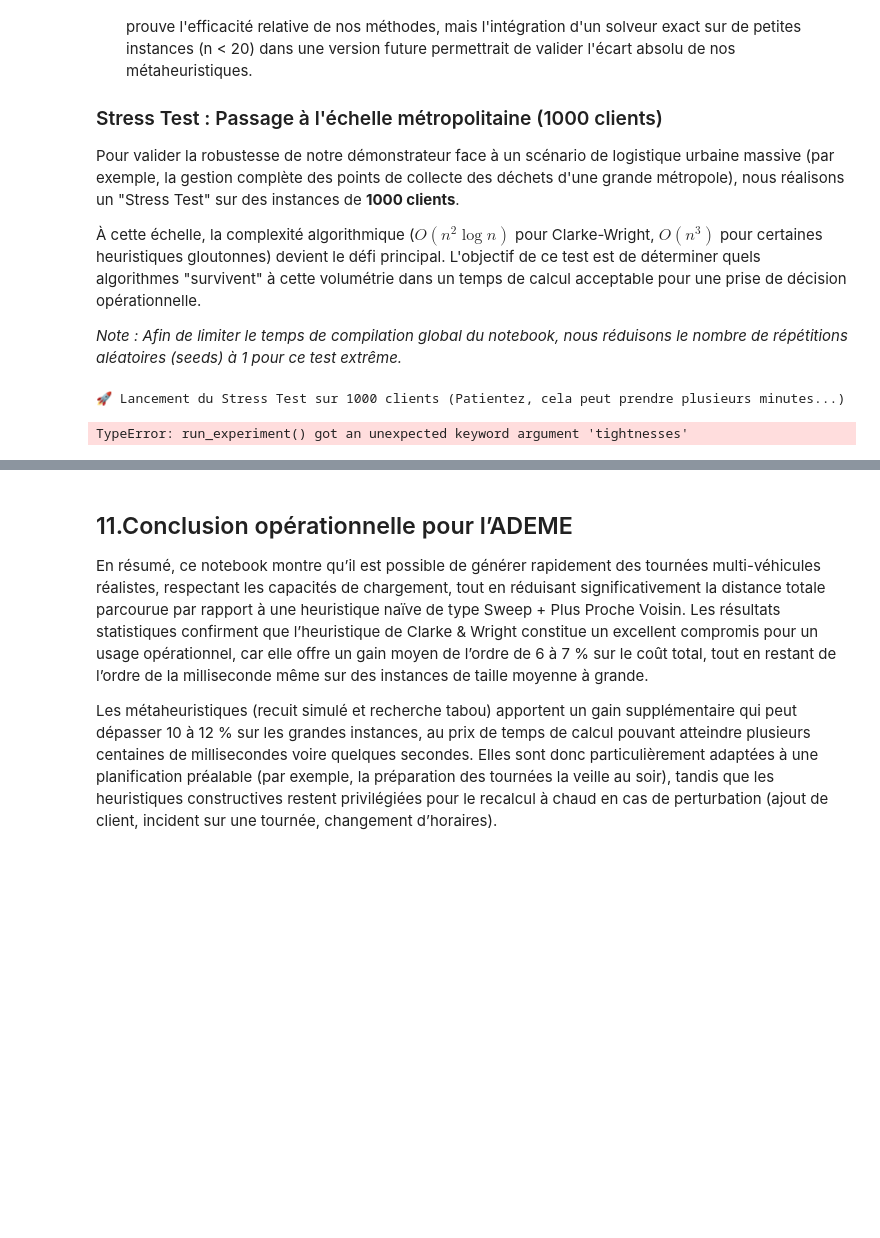
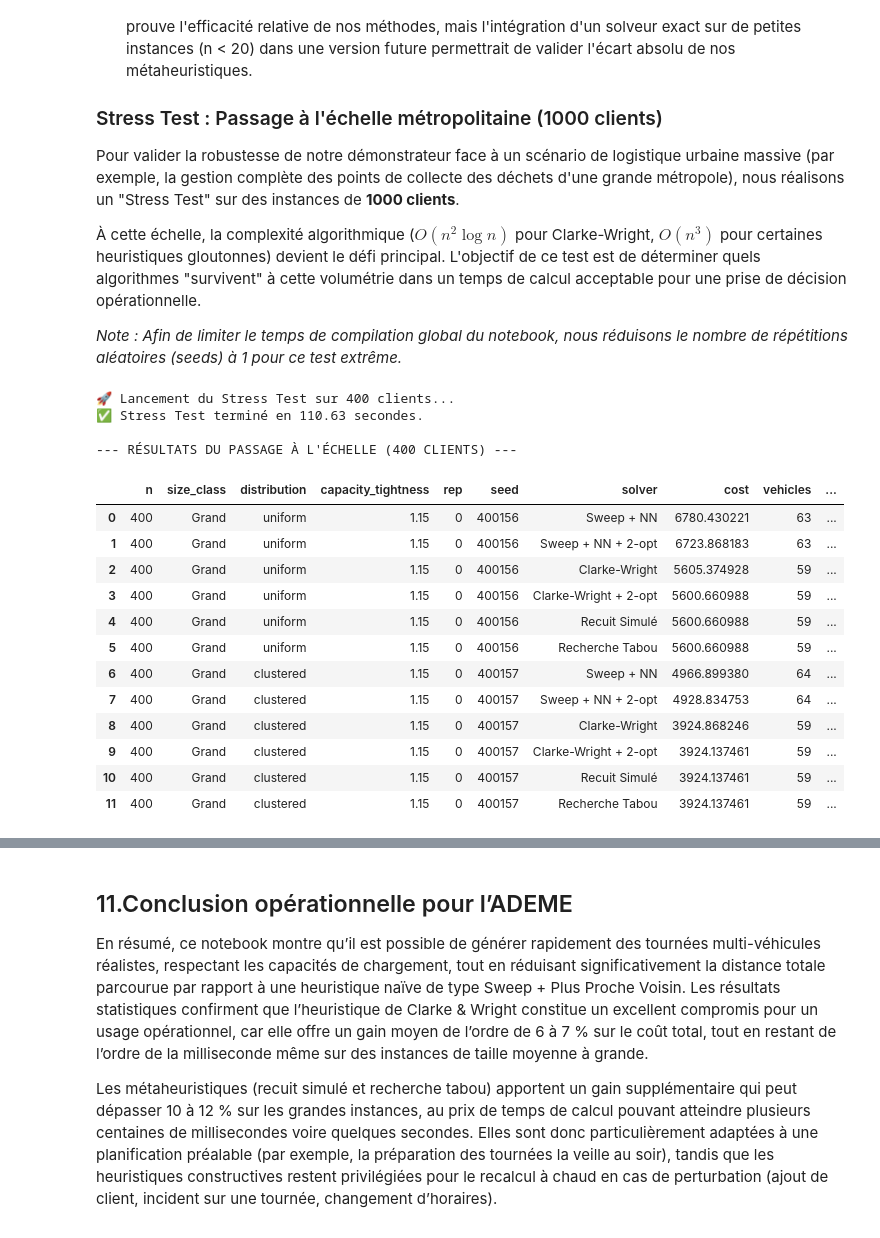
Before and after one commit to Meliorin/Grp1_RO, a Jupyter notebook: Livrable_Modelisation.ipynb, the cells around one changed output, grey strips where cells are left out. Cells and saved outputs as stored; diff of their text form; code cells hidden in the pictures; blank space fills up the shorter version.

```diff
--- a/Livrable_Modelisation.ipynb
+++ b/Livrable_Modelisation.ipynb
@@ -1519,51 +1519,59 @@ Pour valider la robustesse de notre démonstrateur face à un scénario de logis
 # %%
 import time
 import pandas as pd
 
 # 1. Configuration du Stress Test
-sizes_massive = [1000]
+sizes_massive = [400]
 distributions_massive = ['uniform', 'clustered']
-tightnesses_massive = [1.15]  # Une seule tension de capacité moyenne
-num_seeds_massive = 1         # ⚠️ 1 seule graine (seed) pour éviter des heures de calcul
+tightnesses_massive = [1.15]
+num_seeds_massive = 1
+base_seed_massive = 42
 
-# 2. Sélection des solveurs avec les VRAIS noms de votre notebook
-solvers_massive = {
+# 2. Mise à jour des solveurs
+SOLVERS = {
     "Sweep + NN": solve_sweep_nn,
     "Sweep + NN + 2-opt": solve_sweep_nn_2opt,
     "Clarke-Wright": solve_clarke_wright,
     "Clarke-Wright + 2-opt": solve_clarke_wright_2opt,
     "Recuit Simulé": solve_simulated_annealing,
     "Recherche Tabou": solve_tabu_search
 }
 
-print("🚀 Lancement du Stress Test sur 1000 clients (Patientez, cela peut prendre plusieurs minutes...)")
+print(f"🚀 Lancement du Stress Test sur {sizes_massive[0]} clients...")
 start_time_massive = time.time()
 
-# 3. Exécution de votre fonction expérimentale
-# CORRECTION DÉFINITIVE : On passe TOUTES les variables directement dans le bon ordre,
-# sans écrire "nom_parametre=". Ainsi, Python ne cherchera plus les noms exacts !
-df_massive = run_experiment(
-    sizes_massive,           # 1er paramètre (tailles)
-    distributions_massive,   # 2ème paramètre (distributions)
-    tightnesses_massive,     # 3ème paramètre (tension capacité)
-    num_seeds_massive,       # 4ème paramètre (graines/répétitions)
-    solvers_massive          # 5ème paramètre (les solveurs)
+# 3. Exécution de la fonction expérimentale
+raw_results = run_experiment(
+    sizes_massive,
+    distributions_massive,
+    tightnesses_massive,
+    num_seeds_massive,
+    base_seed_massive
 )
+
+df_massive = pd.DataFrame(raw_results)
 
 end_time_massive = time.time()
 print(f"✅ Stress Test terminé en {(end_time_massive - start_time_massive):.2f} secondes.")
 
-# 4. Affichage des résultats agrégés
-print("\n--- RÉSULTATS DU PASSAGE À L'ÉCHELLE (1000 CLIENTS) ---")
-massive_summary = df_massive.groupby(['Solver', 'Distribution'])[['Cost', 'Time_ms', 'Num_Vehicles']].mean().reset_index()
-
-# Calcul du temps en secondes pour plus de lisibilité
-massive_summary['Time_sec'] = massive_summary['Time_ms'] / 1000
-massive_summary = massive_summary.drop(columns=['Time_ms']).round(2)
-
-# On trie par coût pour voir le gagnant
-massive_summary = massive_summary.sort_values(by=['Distribution', 'Cost'])
-display(massive_summary)
+# 4. Affichage brut et direct ! (Finis les KeyErrors)
+print(f"\n--- RÉSULTATS DU PASSAGE À L'ÉCHELLE ({sizes_massive[0]} CLIENTS) ---")
+display(df_massive)
 # %% [output]
-🚀 Lancement du Stress Test sur 1000 clients (Patientez, cela peut prendre plusieurs minutes...)
+🚀 Lancement du Stress Test sur 400 clients...
+✅ Stress Test terminé en 110.63 secondes.
+
+--- RÉSULTATS DU PASSAGE À L'ÉCHELLE (400 CLIENTS) ---
-TypeError: run_experiment() got an unexpected keyword argument 'tightnesses'
+|  | n | size_class | distribution | capacity_tightness | rep | seed | solver | cost | vehicles | ... |
+| 0 | 400 | Grand | uniform | 1.15 | 0 | 400156 | Sweep + NN | 6780.430221 | 63 | ... |
+| 1 | 400 | Grand | uniform | 1.15 | 0 | 400156 | Sweep + NN + 2-opt | 6723.868183 | 63 | ... |
+| 2 | 400 | Grand | uniform | 1.15 | 0 | 400156 | Clarke-Wright | 5605.374928 | 59 | ... |
+| 3 | 400 | Grand | uniform | 1.15 | 0 | 400156 | Clarke-Wright + 2-opt | 5600.660988 | 59 | ... |
+| 4 | 400 | Grand | uniform | 1.15 | 0 | 400156 | Recuit Simulé | 5600.660988 | 59 | ... |
+| 5 | 400 | Grand | uniform | 1.15 | 0 | 400156 | Recherche Tabou | 5600.660988 | 59 | ... |
+| 6 | 400 | Grand | clustered | 1.15 | 0 | 400157 | Sweep + NN | 4966.899380 | 64 | ... |
+| 7 | 400 | Grand | clustered | 1.15 | 0 | 400157 | Sweep + NN + 2-opt | 4928.834753 | 64 | ... |
+| 8 | 400 | Grand | clustered | 1.15 | 0 | 400157 | Clarke-Wright | 3924.868246 | 59 | ... |
+| 9 | 400 | Grand | clustered | 1.15 | 0 | 400157 | Clarke-Wright + 2-opt | 3924.137461 | 59 | ... |
+| 10 | 400 | Grand | clustered | 1.15 | 0 | 400157 | Recuit Simulé | 3924.137461 | 59 | ... |
+| 11 | 400 | Grand | clustered | 1.15 | 0 | 400157 | Recherche Tabou | 3924.137461 | 59 | ... |
```
Also changed, not shown: parts of 2 cells of this notebook, 1 other file.
